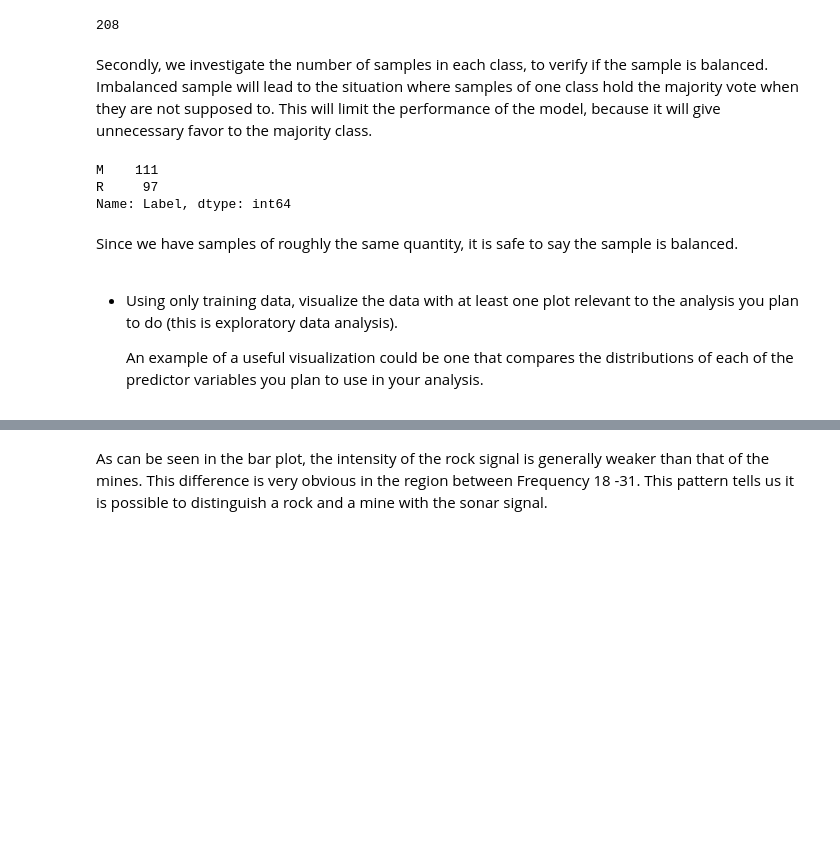
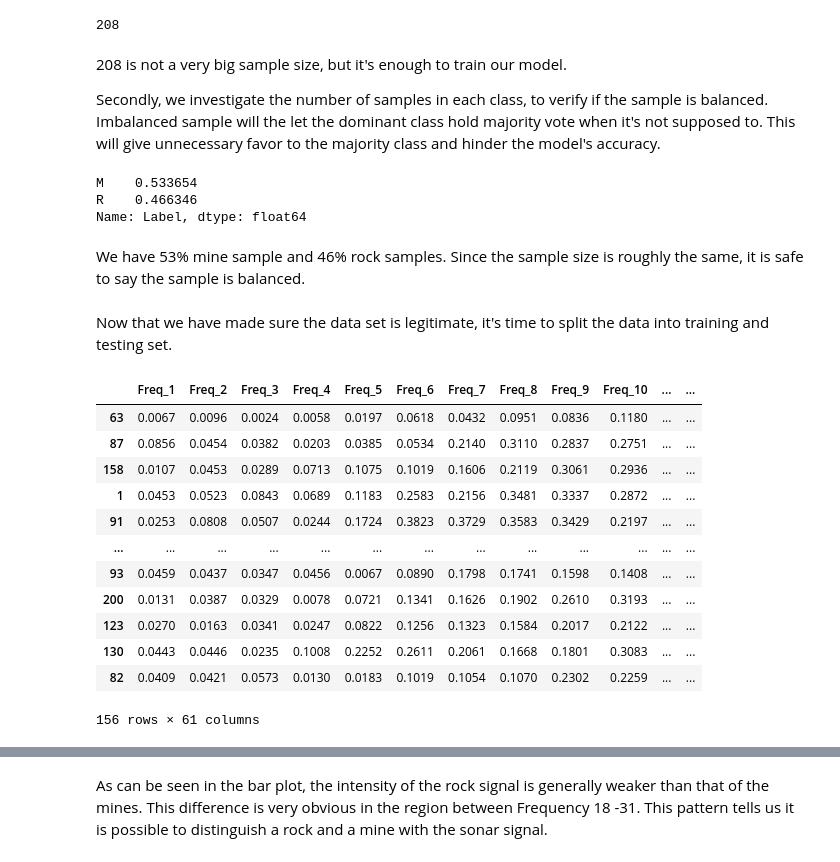
Before and after one commit to OminiCarlos/DSCI100_Group_14_Proposal_Mine_Finder, a Jupyter notebook: Mine_Finder.ipynb, the cells around one changed output, grey strips where cells are left out. Cells and saved outputs as stored; diff of their text form; code cells hidden in the pictures; blank space fills up the shorter version.

```diff
--- a/Mine_Finder.ipynb
+++ b/Mine_Finder.ipynb
@@ -64,18 +64,42 @@ nb_observations
 # %% [output]
 208
 # %% [markdown]
-Secondly, we investigate the number of samples in each class, to verify if the sample is balanced. Imbalanced sample will lead to the situation where samples of one class hold the majority vote when they are not supposed to. This will limit the performance of the model, because it will give unnecessary favor to the majority class.
+208 is not a very big sample size, but it's enough to train our model.
+
+
+Secondly, we investigate the number of samples in each class, to verify if the sample is balanced. Imbalanced sample will the let the dominant class hold majority vote when it's not supposed to. This will give unnecessary favor to the majority class and hinder the model's accuracy.
 # %%
-sample_breakdown = sonar_data["Label"].value_counts()
+sample_breakdown = sonar_data["Label"].value_counts(normalize = True)
 sample_breakdown
 # %% [output]
-M    111
-R     97
-Name: Label, dtype: int64
+M    0.533654
+R    0.466346
+Name: Label, dtype: float64
 # %% [markdown]
-Since we have samples of roughly the same quantity, it is safe to say the sample is balanced.
+We have 53% mine sample and 46% rock samples. Since the sample size is roughly the same, it is safe to say the sample is balanced.
-# %% [markdown]
-- Using only training data, visualize the data with at least one plot relevant to the analysis you plan to do (this is exploratory data analysis).
-
-    An example of a useful visualization could be one that compares the distributions of each of the predictor variables you plan to use in your analysis.
+# %% [markdown]
+Now that we have made sure the data set is legitimate, it's time to split the data into training and testing set.
+# %%
+# set random state
+np.random.seed(1024)
+
+sonar_data_train, sonar_data_test = train_test_split(
+    sonar_data, train_size=0.75, stratify=sonar_data["Label"]
+)
+
+sonar_data_train
+# %% [output]
+|  | Freq_1 | Freq_2 | Freq_3 | Freq_4 | Freq_5 | Freq_6 | Freq_7 | Freq_8 | Freq_9 | Freq_10 | ... | ... |
+| 63 | 0.0067 | 0.0096 | 0.0024 | 0.0058 | 0.0197 | 0.0618 | 0.0432 | 0.0951 | 0.0836 | 0.1180 | ... | ... |
+| 87 | 0.0856 | 0.0454 | 0.0382 | 0.0203 | 0.0385 | 0.0534 | 0.2140 | 0.3110 | 0.2837 | 0.2751 | ... | ... |
+| 158 | 0.0107 | 0.0453 | 0.0289 | 0.0713 | 0.1075 | 0.1019 | 0.1606 | 0.2119 | 0.3061 | 0.2936 | ... | ... |
+| 1 | 0.0453 | 0.0523 | 0.0843 | 0.0689 | 0.1183 | 0.2583 | 0.2156 | 0.3481 | 0.3337 | 0.2872 | ... | ... |
+| 91 | 0.0253 | 0.0808 | 0.0507 | 0.0244 | 0.1724 | 0.3823 | 0.3729 | 0.3583 | 0.3429 | 0.2197 | ... | ... |
+| ... | ... | ... | ... | ... | ... | ... | ... | ... | ... | ... | ... | ... |
+| 93 | 0.0459 | 0.0437 | 0.0347 | 0.0456 | 0.0067 | 0.0890 | 0.1798 | 0.1741 | 0.1598 | 0.1408 | ... | ... |
+| 200 | 0.0131 | 0.0387 | 0.0329 | 0.0078 | 0.0721 | 0.1341 | 0.1626 | 0.1902 | 0.2610 | 0.3193 | ... | ... |
+| 123 | 0.0270 | 0.0163 | 0.0341 | 0.0247 | 0.0822 | 0.1256 | 0.1323 | 0.1584 | 0.2017 | 0.2122 | ... | ... |
+| 130 | 0.0443 | 0.0446 | 0.0235 | 0.1008 | 0.2252 | 0.2611 | 0.2061 | 0.1668 | 0.1801 | 0.3083 | ... | ... |
+| 82 | 0.0409 | 0.0421 | 0.0573 | 0.0130 | 0.0183 | 0.1019 | 0.1054 | 0.1070 | 0.2302 | 0.2259 | ... | ... |
+156 rows × 61 columns
 # %% [markdown]
```
Also changed, not shown: parts of 13 cells of this notebook.
